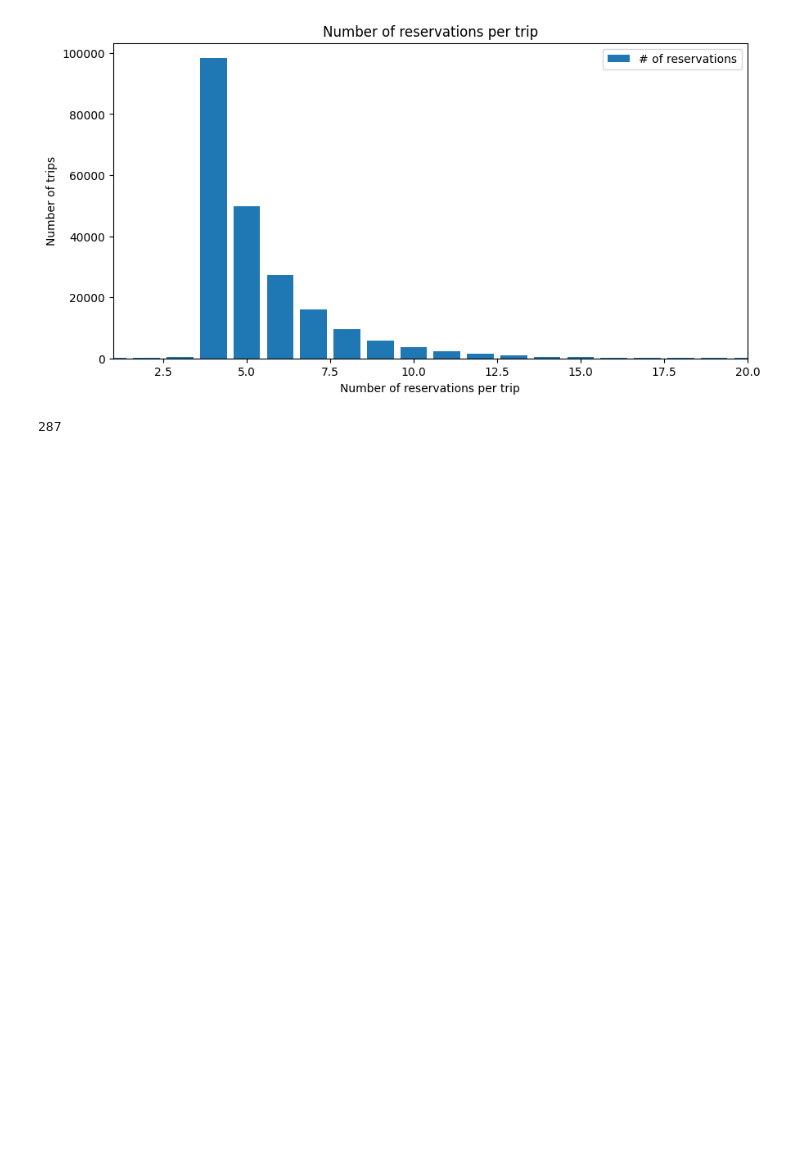
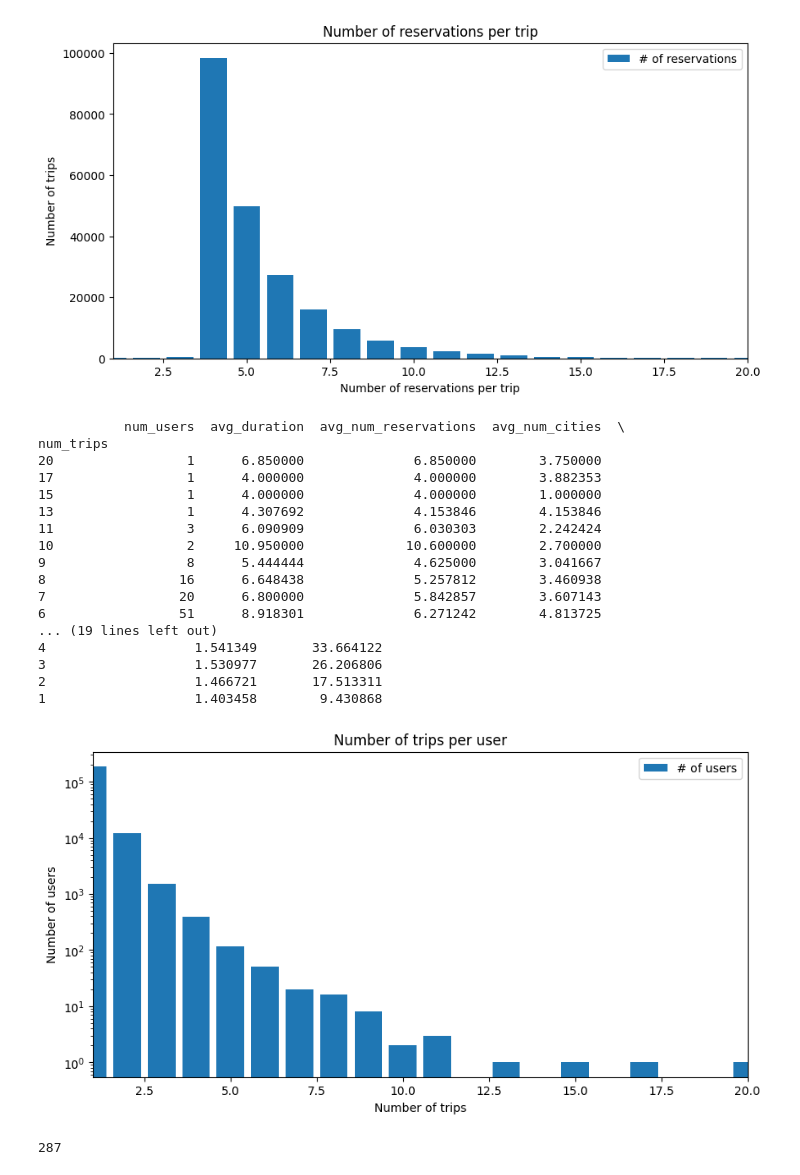
Before and after one commit to felipemd13/Booking_ML_challenge, a Jupyter notebook: Understanding_data.ipynb, the cells around one changed output. Saved outputs shown, nothing was run; the diff lists cells and outputs as text; code cells hidden in the pictures; blank space fills up the shorter version.

Commit message:
Group by user_id

```diff
--- a/Understanding_data.ipynb
+++ b/Understanding_data.ipynb
@@ -44,6 +30,7 @@ Name: count, Length: 81, dtype: int64
 # %%
 # group by ytrip_id
 df_group_trip = df_raw.groupby('utrip_id').agg(
+    user_id=('user_id', 'first'),
     city_id=('city_id', 'nunique'),
     hotel_country=('hotel_country', 'nunique'),
     duration=('duration', 'sum'),
@@ -74,6 +61,54 @@ plot_graph(x_series= df_group_trip['num_Reservations'].value_counts().index,
 # %% [output]
 [figure]
 [figure]
+# %%
+# group by user_id
+df_group_user = df_group_trip.groupby('user_id').agg(
+    num_trips=('user_id', 'count'),
+    avg_duration=('duration', 'mean'),
+    avg_num_reservations=('num_Reservations', 'mean'),
+    avg_num_cities=('city_id', 'mean'),
+    avg_num_countries=('hotel_country', 'mean'),
+    total_duration=('duration', 'sum'),
+).sort_values('num_trips', ascending=False)
+
+df_group_user_trip = df_group_user.groupby('num_trips').agg(
+    num_users=('num_trips', 'count'),
+    avg_duration=('avg_duration', 'mean'),
+    avg_num_reservations=('avg_num_reservations', 'mean'),
+    avg_num_cities=('avg_num_cities', 'mean'),
+    avg_num_countries=('avg_num_countries', 'mean'),
+    total_duration=('total_duration', 'mean'),
+).sort_values('num_trips', ascending=False)
+print(df_group_user_trip)
+plot_graph(x_series= df_group_user_trip.index,
+        y_series= df_group_user_trip['num_users'],
+        title='Number of trips per user',
+        y_label='Number of users',
+        x_label='Number of trips',
+        legend=['# of users'],
+        type='barlog',
+        limit_x=(1,20)
+        )
+# %% [output]
+           num_users  avg_duration  avg_num_reservations  avg_num_cities  \
+num_trips
+20                 1      6.850000              6.850000        3.750000
+17                 1      4.000000              4.000000        3.882353
+15                 1      4.000000              4.000000        1.000000
+13                 1      4.307692              4.153846        4.153846
+11                 3      6.090909              6.030303        2.242424
+10                 2     10.950000             10.600000        2.700000
+9                  8      5.444444              4.625000        3.041667
+8                 16      6.648438              5.257812        3.460938
+7                 20      6.800000              5.842857        3.607143
+6                 51      8.918301              6.271242        4.813725
+... (19 lines left out)
+4                   1.541349       33.664122
+3                   1.530977       26.206806
+2                   1.466721       17.513311
+1                   1.403458        9.430868
+[figure, added]
 # %%
 # clean the data
 print(len(df_group_trip[df_group_trip['num_Reservations'] < 3]))
```
Also changed, not shown: parts of 2 cells of this notebook, 1 other file.
